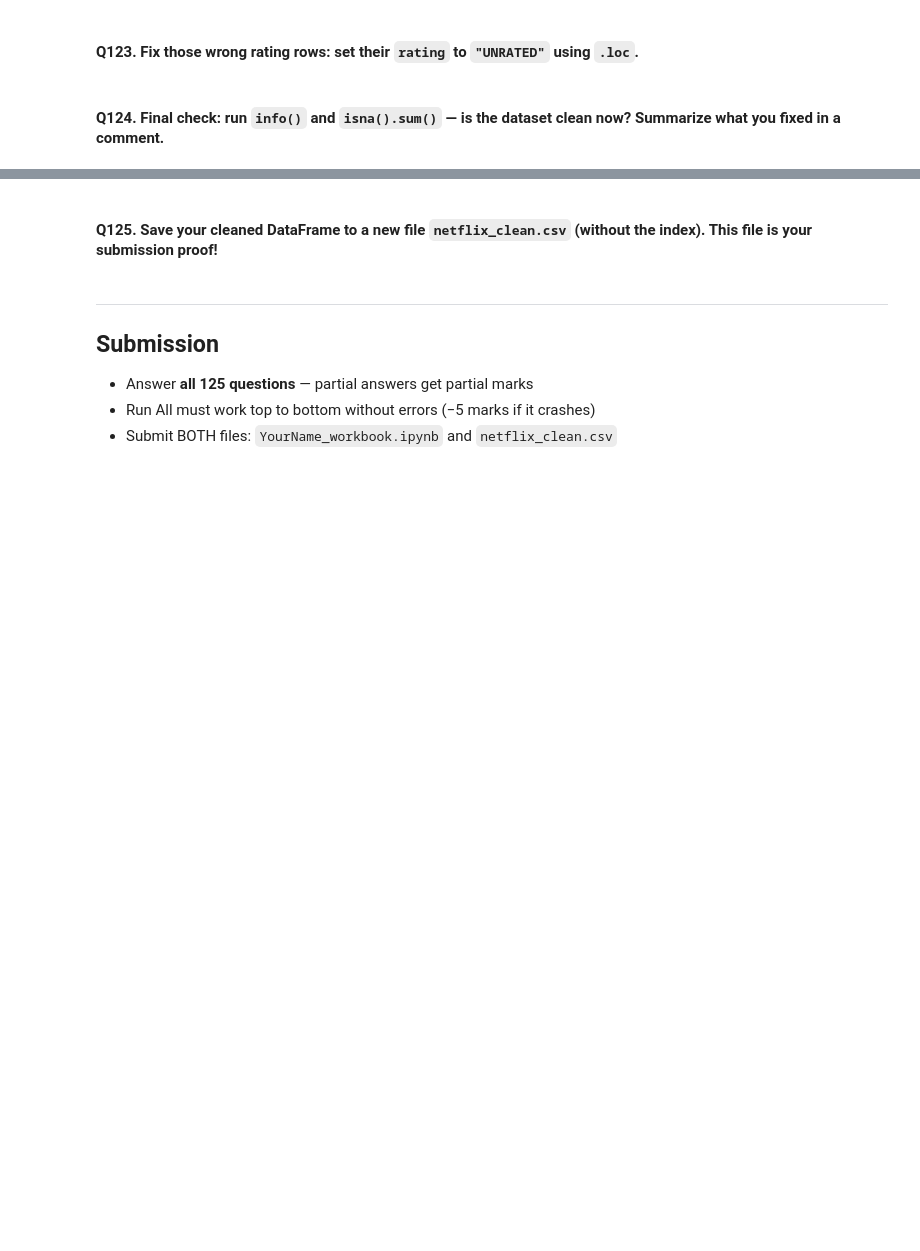
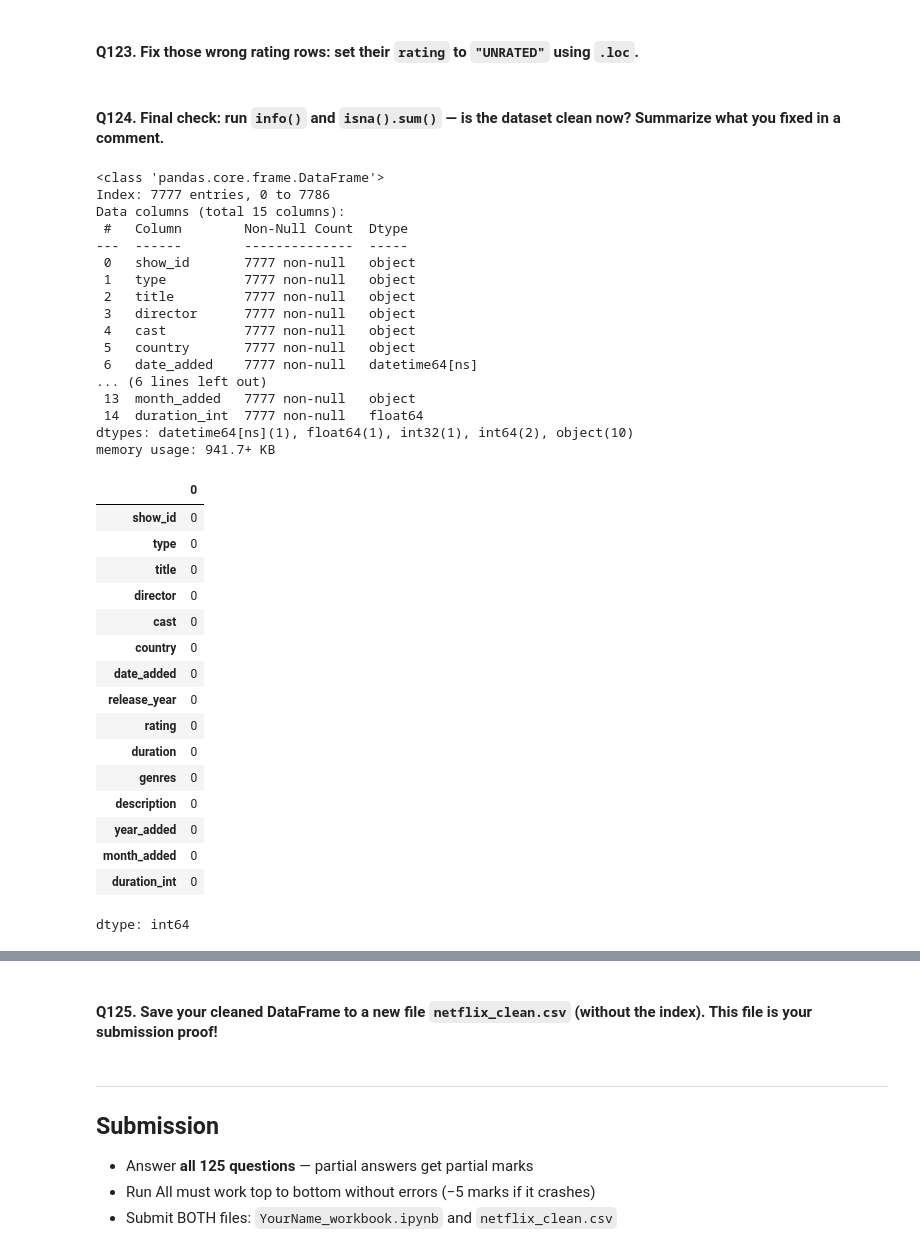
Before and after one commit to Kaini9/Netflix_Dataset_Pandas_125_Questions, a Jupyter notebook: netflix_125_question_workbook.ipynb, the cells around one changed output, grey strips where cells are left out. Cells and saved outputs as stored; diff of their text form; code cells hidden in the pictures; blank space fills up the shorter version.

Commit message:
Completed all tasks and saved the clean csv file of messy netflix data

```diff
--- a/netflix_125_question_workbook.ipynb
+++ b/netflix_125_question_workbook.ipynb
@@ -1841,3 +1979,4 @@ dtype: float64
 #### Q117. Extract the number from `duration` into a new column `duration_int` (hint: `str.extract(r"(\\d+)")` then `astype(float)`).
 # %%
 # Your answer here
+df['duration_int'] = df['duration'].astype(float)
@@ -1868,4 +2050,44 @@ dtype: float64
+# %%
+# Your answer here
+df.loc[df['rating'].astype(str).str.contains('min', na=False), 'rating'] = 'UNRATED'
 # %% [markdown]
 #### Q124. Final check: run `info()` and `isna().sum()` — is the dataset clean now? Summarize what you fixed in a comment.
 # %%
 # Your answer here
+df.info()
+df.isna().sum()
+# %% [output]
+<class 'pandas.core.frame.DataFrame'>
+Index: 7777 entries, 0 to 7786
+Data columns (total 15 columns):
+ #   Column        Non-Null Count  Dtype
+---  ------        --------------  -----
+ 0   show_id       7777 non-null   object
+ 1   type          7777 non-null   object
+ 2   title         7777 non-null   object
+ 3   director      7777 non-null   object
+ 4   cast          7777 non-null   object
+ 5   country       7777 non-null   object
+ 6   date_added    7777 non-null   datetime64[ns]
+... (6 lines left out)
+ 13  month_added   7777 non-null   object
+ 14  duration_int  7777 non-null   float64
+dtypes: datetime64[ns](1), float64(1), int32(1), int64(2), object(10)
+memory usage: 941.7+ KB
+|  | 0 |
+| show_id | 0 |
+| type | 0 |
+| title | 0 |
+| director | 0 |
+| cast | 0 |
+| country | 0 |
+| date_added | 0 |
+| release_year | 0 |
+| rating | 0 |
+| duration | 0 |
+| genres | 0 |
+| description | 0 |
+| year_added | 0 |
+| month_added | 0 |
+| duration_int | 0 |
+dtype: int64
```
Also changed, not shown: parts of 38 cells of this notebook.
